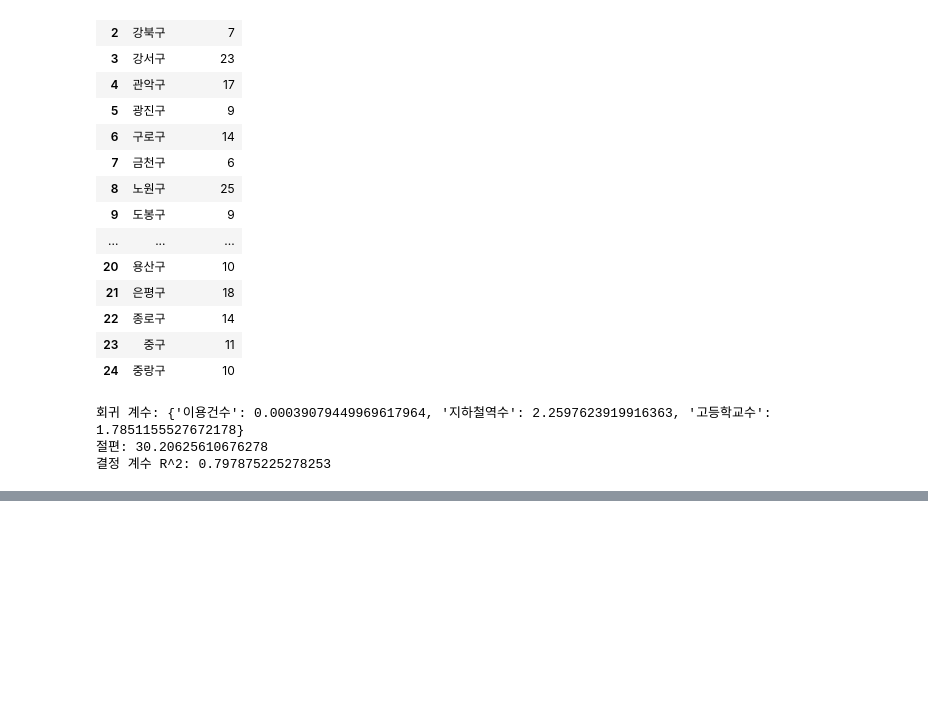
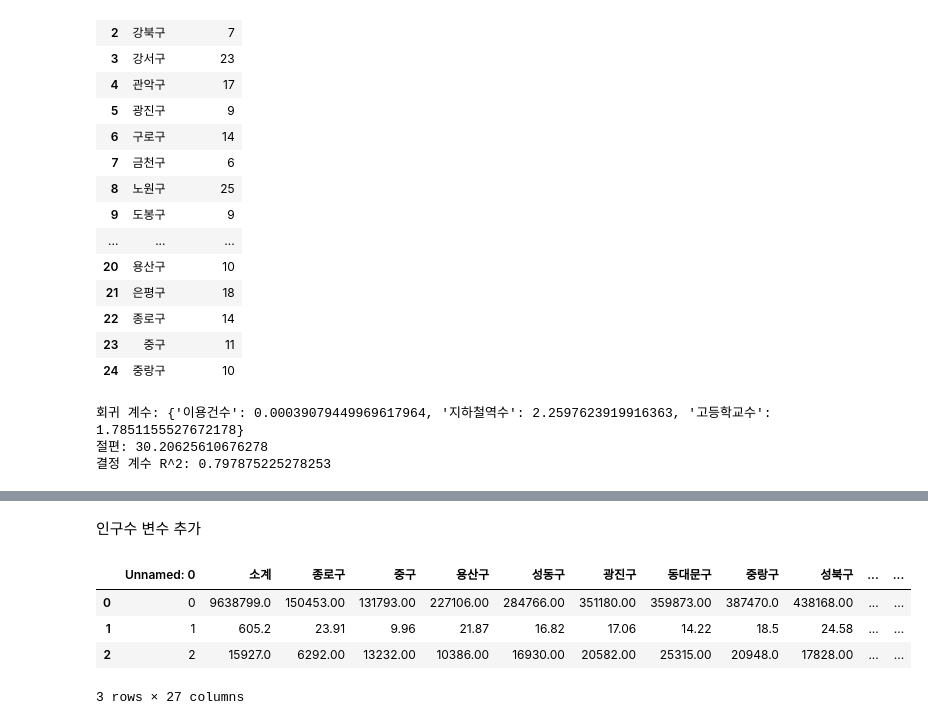
Before and after one commit to b00kkk/bikeseoul, a Jupyter notebook: analysis.ipynb, the cells around one changed output, grey strips where cells are left out. Drawn from its saved outputs; the diff is of its cells as text; code cells hidden in the pictures; blank space fills up the shorter version.

```diff
--- a/analysis.ipynb
+++ b/analysis.ipynb
@@ -410,3 +410,14 @@ Notes:
 [1] Standard Errors assume that the covariance matrix of the errors is correctly specified.
 [2] The condition number is large, 2.77e+05. This might indicate that there are
 strong multicollinearity or other numerical problems.
+# %% [markdown]
+인구수 변수 추가
+# %%
+population=pd.read_csv('population.csv')
+population.head()
+# %% [output]
+|  | Unnamed: 0 | 소계 | 종로구 | 중구 | 용산구 | 성동구 | 광진구 | 동대문구 | 중랑구 | 성북구 | ... | ... |
+| 0 | 0 | 9638799.0 | 150453.00 | 131793.00 | 227106.00 | 284766.00 | 351180.00 | 359873.00 | 387470.0 | 438168.00 | ... | ... |
+| 1 | 1 | 605.2 | 23.91 | 9.96 | 21.87 | 16.82 | 17.06 | 14.22 | 18.5 | 24.58 | ... | ... |
+| 2 | 2 | 15927.0 | 6292.00 | 13232.00 | 10386.00 | 16930.00 | 20582.00 | 25315.00 | 20948.0 | 17828.00 | ... | ... |
+3 rows × 27 columns
```
Also changed, not shown: parts of 7 cells of this notebook.
